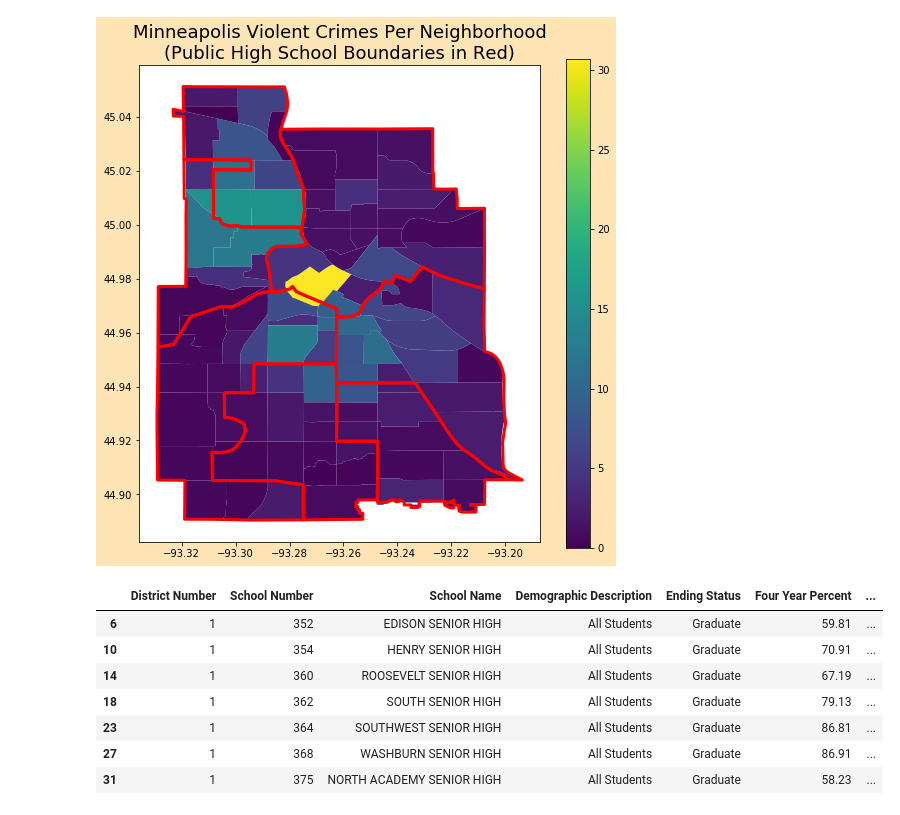
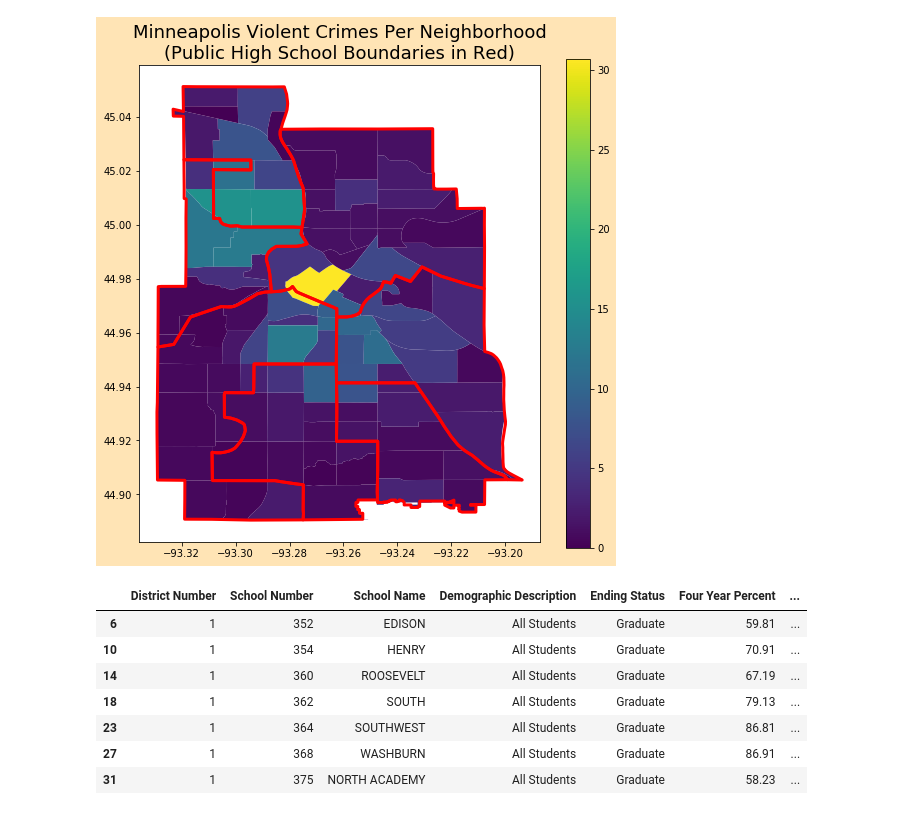
Before and after one commit to alvern/Group_Project_Grad_Rates, a Jupyter notebook: Heatmaps_Jack.ipynb, the cells around one changed output. Cells and saved outputs as stored; diff of their text form; code cells hidden in the pictures.

```diff
--- a/Heatmaps_Jack.ipynb
+++ b/Heatmaps_Jack.ipynb
@@ -561,19 +561,22 @@ plt.title("Minneapolis Violent Crimes Per Neighborhood\n"\
 Text(0.5, 1.0, 'Minneapolis Violent Crimes Per Neighborhood\n(Public High School Boundaries in Red)')
 [figure]
 # %%
+# Only include minneapolis public high schools (no charters)
 mpls_grad_data = clean_school.loc[clean_school['Physical City'] == 'Minneapolis']
 mpls_grad_data = mpls_grad_data.loc[(mpls_grad_data['School Name'].str.contains('SENIOR HIGH') == True) &
                                     (mpls_grad_data['School Name'].str.contains('FAIR') == False)]
+
+mpls_grad_data['School Name'] = mpls_grad_data['School Name'].str.replace(' SENIOR HIGH', '')
 mpls_grad_data
 # %% [output]
 |  | District Number | School Number | School Name | Demographic Description | Ending Status | Four Year Percent | ... |
-| 6 | 1 | 352 | EDISON SENIOR HIGH | All Students | Graduate | 59.81 | ... |
-| 10 | 1 | 354 | HENRY SENIOR HIGH | All Students | Graduate | 70.91 | ... |
-| 14 | 1 | 360 | ROOSEVELT SENIOR HIGH | All Students | Graduate | 67.19 | ... |
-| 18 | 1 | 362 | SOUTH SENIOR HIGH | All Students | Graduate | 79.13 | ... |
-| 23 | 1 | 364 | SOUTHWEST SENIOR HIGH | All Students | Graduate | 86.81 | ... |
-| 27 | 1 | 368 | WASHBURN SENIOR HIGH | All Students | Graduate | 86.91 | ... |
-| 31 | 1 | 375 | NORTH ACADEMY SENIOR HIGH | All Students | Graduate | 58.23 | ... |
+| 6 | 1 | 352 | EDISON | All Students | Graduate | 59.81 | ... |
+| 10 | 1 | 354 | HENRY | All Students | Graduate | 70.91 | ... |
+| 14 | 1 | 360 | ROOSEVELT | All Students | Graduate | 67.19 | ... |
+| 18 | 1 | 362 | SOUTH | All Students | Graduate | 79.13 | ... |
+| 23 | 1 | 364 | SOUTHWEST | All Students | Graduate | 86.81 | ... |
+| 27 | 1 | 368 | WASHBURN | All Students | Graduate | 86.91 | ... |
+| 31 | 1 | 375 | NORTH ACADEMY | All Students | Graduate | 58.23 | ... |
 # %%
 # Visualize city crimes against high school attendance areas
 
```
Also changed, not shown: parts of 1 cell of this notebook, 1 other file.
